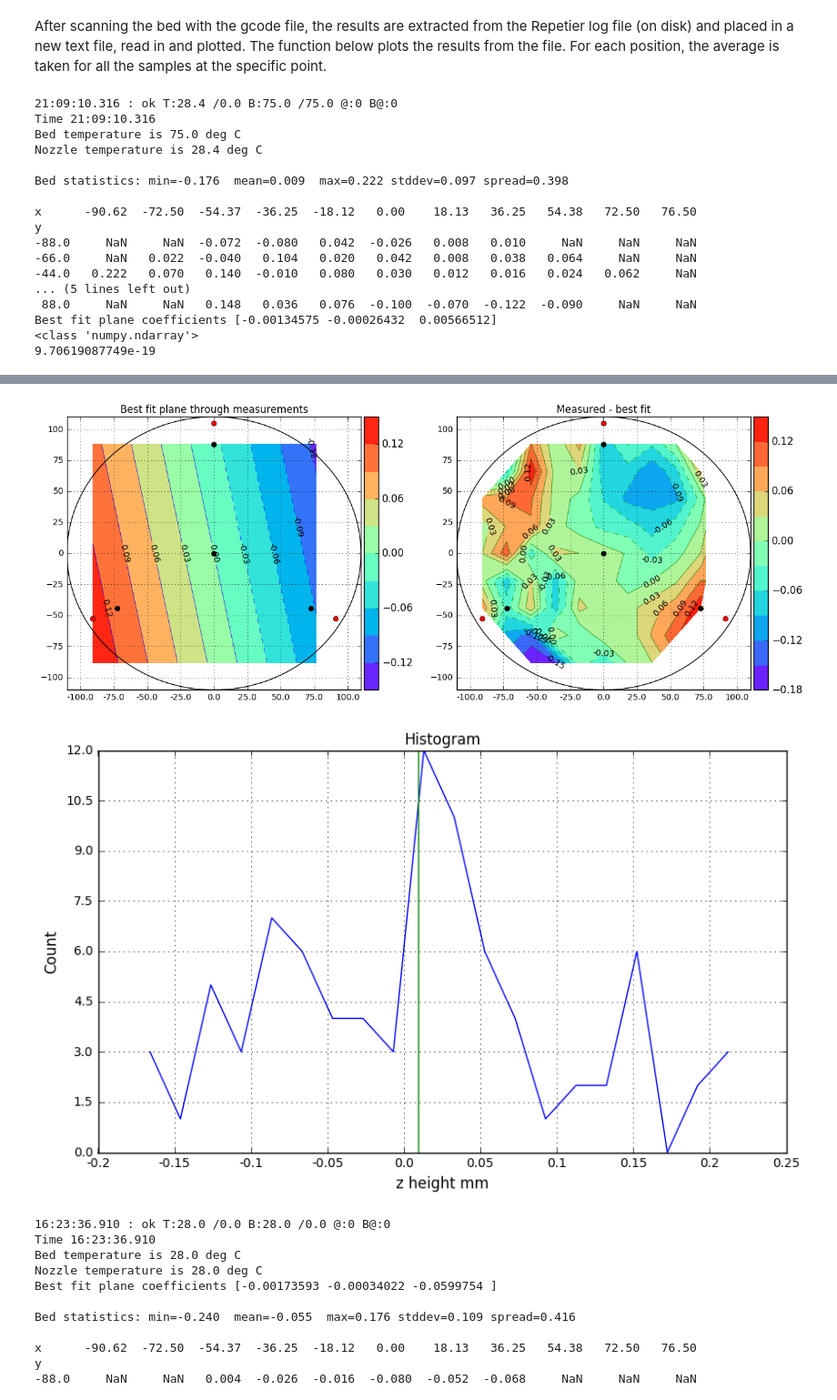
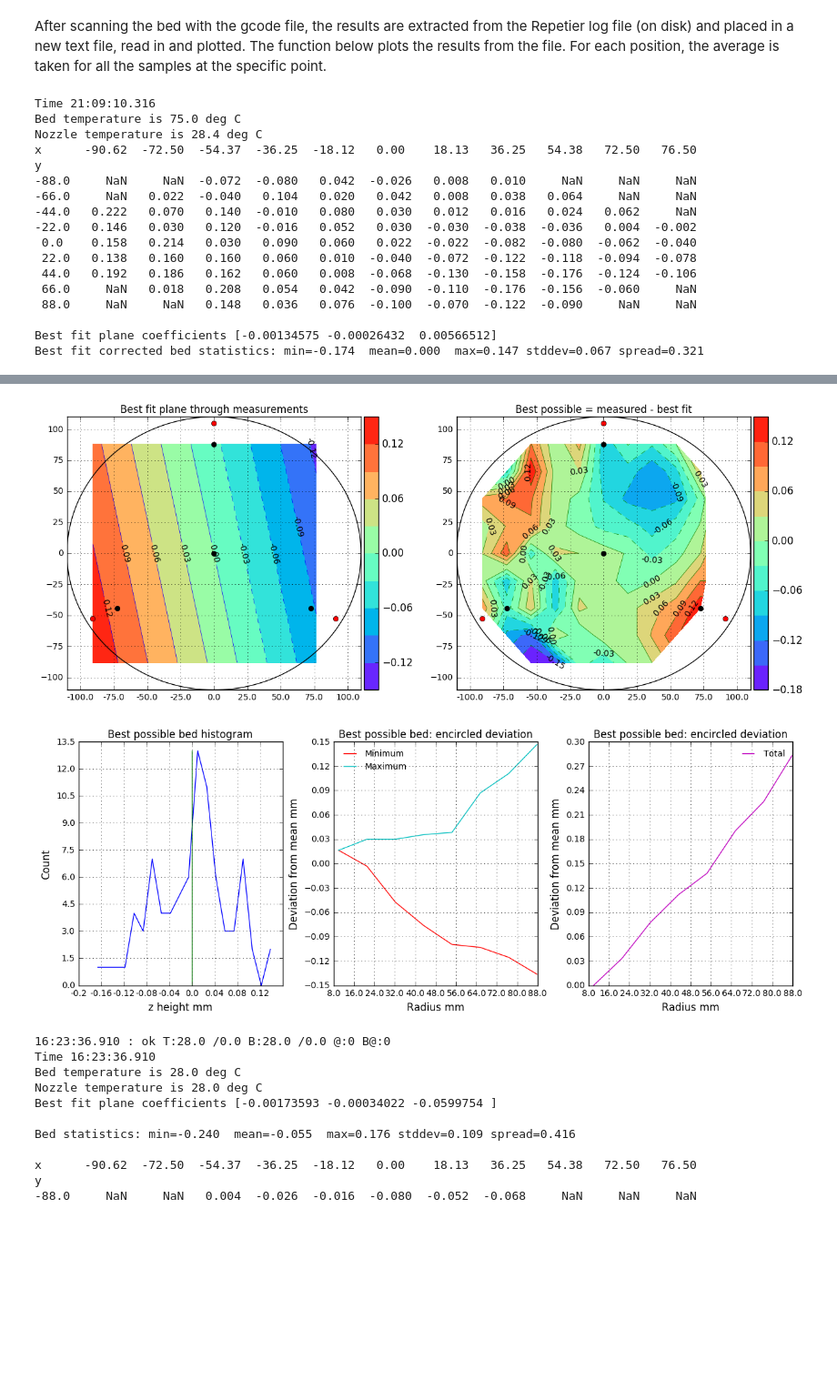
Before and after one commit to NelisW/my3D-Trium, a Jupyter notebook: building/CalcProbePoints.ipynb, the cells around one changed output, grey strips where cells are left out. Shown at 91% size. Cells and saved outputs as stored; diff of their text form; code cells hidden in the pictures; blank space fills up the shorter version.

```diff
--- a/building/CalcProbePoints.ipynb
+++ b/building/CalcProbePoints.ipynb
@@ -228,7 +214,6 @@ def plotBed(filename,zProbeTrigger,shimThickness):
                     validlines.append([float(lstl[i]) for i in [4,6,8]])
                 # if temperature lines, get values
                 if not tdone and 'ok' in line and 'T:' in line and 'B:' in line:
-                    print(line)
                     print('Time {} '.format(lstl[0]))
                     bedtemp = lstl[5].split(':')[1]
                     print('Bed temperature is {} deg C'.format(bedtemp))
@@ -260,29 +245,30 @@ def plotBed(filename,zProbeTrigger,shimThickness):
     xUm,yUm = np.meshgrid(xUni,yUni)
 
     dfp = dfr.pivot(index='y', columns='x', values='z')
-    dfpflat = dfp.values.flatten()
-    print('\nBed statistics: min={:.3f}  mean={:.3f}  max={:.3f} stddev={:.3f} spread={:.3f}\n'.format(
-            np.nanmin(dfpflat),np.nanmean(dfpflat), np.nanmax(dfpflat), np.nanstd(dfpflat),
-            np.nanmax(dfpflat)-np.nanmin(dfpflat)))
-
-#     zC = dfp.ix[]
     print(dfp)
 
     # calculate a best-fit plane through the data points
     # https://gist.github.com/amroamroamro/1db8d69b4b65e8bc66a6#file-curve_fitting-py
     A = np.c_[dfr['x'],dfr['y'],np.ones(dfr['y'].shape)]
     C,_,_,_ = scipy.linalg.lstsq(A, dfr['z'])    # coefficients
-    print('Best fit plane coefficients {}'.format(C))
+    print('\nBest fit plane coefficients {}'.format(C))
     # evaluate best-fit-plane on grid
 #     bfplane = C[0] * xUm + C[1] * yUm + C[2]
     # ignore the z component, only look at x and y
     bfplane = C[0] * xUm + C[1] * yUm
     bestfitcorrected = dfp.values - bfplane
-    print(type(bestfitcorrected))
     bestfitcorrected -= np.nanmean(bestfitcorrected.flatten())
-#     bestfitcorrected -= np.nanmax(bestfitcorrected.flatten()) / 2.
 
-    print(np.nanmean(bestfitcorrected))
+    # now get the max variation for circles around centre
+    sradius = np.sqrt(xUm*xUm+yUm*yUm)
+    tradiuss = np.linspace(10., 110., 10)
+    minIntradius = np.zeros(tradiuss.shape)
+    maxIntradius = np.zeros(tradiuss.shape)
+    for i,tradius in enumerate(tradiuss):
+        radialmask = sradius < tradius
+        dradius = bestfitcorrected[radialmask]
+        minIntradius[i] = np.min(np.min(dradius))
+        maxIntradius[i] = np.max(np.max(dradius))
 
     # measured data
     p = ryplot.Plotter(1,1,1,figsize=(10,9));
@@ -302,47 +288,54 @@ def plotBed(filename,zProbeTrigger,shimThickness):
                   ptitle='Best fit plane through measurements');
 
     r.meshContour(2,xUm,yUm,bestfitcorrected,cbarshow=True,drawGrid=True,
                   levels=10,pltaxis=[-110,110,-110,110],contLabel=True,contFonSz=10,
-                  ptitle='Measured - best fit'.format(bedtemp,drad,filename));
+                  ptitle='Best possible = measured - best fit'.format(bedtemp,drad,filename));
 
     for ipl in [1,2]:
         r.plot(ipl,xb,yb,plotCol=['k']);
         r.plot(ipl,calibsamples[:,0],calibsamples[:,1],markers=['o'],linestyle='',plotCol=['k'],linewidths=[1]);
         r.plot(ipl,screws[:,0],screws[:,1],markers=['o'],linestyle='',plotCol=['r'],linewidths=[1]);
 
 
+    dfpflat = bestfitcorrected.flatten()
+    print('Best fit corrected bed statistics: min={:.3f}  mean={:.3f}  max={:.3f} stddev={:.3f} spread={:.3f}\n'.format(
+            np.nanmin(dfpflat),np.nanmean(dfpflat), np.nanmax(dfpflat), np.nanstd(dfpflat),
+            np.nanmax(dfpflat)-np.nanmin(dfpflat)))
+    dfpflatnan = dfpflat[np.logical_not(np.isnan(dfpflat))]
+    val, bins = np.histogram(dfpflatnan,bins=20)
 
 
-    q = ryplot.Plotter(3,1,1,figsize=(10,6))
-    dfpflatnan = dfpflat[np.logical_not(np.isnan(dfpflat))]
-    val, bins = np.histogram(dfpflatnan,bins=20)
+    q = ryplot.Plotter(3,1,3,figsize=(15,1.5*3.5))
     q.plot(1,(bins[:-1]+bins[1:])/2., val)
     q.plot(1,np.asarray([np.nanmean(dfpflat),np.nanmean(dfpflat)]),np.asarray([0,np.max(val)]),
-          'Histogram','z height mm','Count')
+          'Best possible bed histogram','z height mm','Count')
+    q.plot(2,tradiuss,minIntradius,label=['Minimum'])
+    q.plot(2,tradiuss,maxIntradius,'Best possible bed: encircled deviation','Radius mm','Deviation from mean mm',label=['Maximum'])
+    q.plot(3,tradiuss,maxIntradius-minIntradius,'Best possible bed: encircled deviation','Radius mm','Deviation from mean mm',label=['Total'])
 
 
 plotBed('20170314a-84-bed3.txt',zProbeTrigger=0.7,shimThickness=0.1)
 # %% [output]
-21:09:10.316 : ok T:28.4 /0.0 B:75.0 /75.0 @:0 B@:0
 Time 21:09:10.316
 Bed temperature is 75.0 deg C
 Nozzle temperature is 28.4 deg C
-
-Bed statistics: min=-0.176  mean=0.009  max=0.222 stddev=0.097 spread=0.398
-
 x      -90.62  -72.50  -54.37  -36.25  -18.12   0.00    18.13   36.25   54.38   72.50   76.50
 y
 -88.0     NaN     NaN  -0.072  -0.080   0.042  -0.026   0.008   0.010     NaN     NaN     NaN
 -66.0     NaN   0.022  -0.040   0.104   0.020   0.042   0.008   0.038   0.064     NaN     NaN
 -44.0   0.222   0.070   0.140  -0.010   0.080   0.030   0.012   0.016   0.024   0.062     NaN
-... (5 lines left out)
+-22.0   0.146   0.030   0.120  -0.016   0.052   0.030  -0.030  -0.038  -0.036   0.004  -0.002
+ 0.0    0.158   0.214   0.030   0.090   0.060   0.022  -0.022  -0.082  -0.080  -0.062  -0.040
+ 22.0   0.138   0.160   0.160   0.060   0.010  -0.040  -0.072  -0.122  -0.118  -0.094  -0.078
+ 44.0   0.192   0.186   0.162   0.060   0.008  -0.068  -0.130  -0.158  -0.176  -0.124  -0.106
+ 66.0     NaN   0.018   0.208   0.054   0.042  -0.090  -0.110  -0.176  -0.156  -0.060     NaN
  88.0     NaN     NaN   0.148   0.036   0.076  -0.100  -0.070  -0.122  -0.090     NaN     NaN
+
 Best fit plane coefficients [-0.00134575 -0.00026432  0.00566512]
-<class 'numpy.ndarray'>
-9.70619087749e-19
+Best fit corrected bed statistics: min=-0.174  mean=0.000  max=0.147 stddev=0.067 spread=0.321
 [figure]
-[figure, old version]
+[figure, new version]
-[figure, old version]
+[figure, new version]
 # %%
 plotBed('20170313e-84-bed2.txt',zProbeTrigger=0.7,shimThickness=0.1)
 # %% [output]
```
Also changed, not shown: parts of 1 cell of this notebook, 1 other file.
